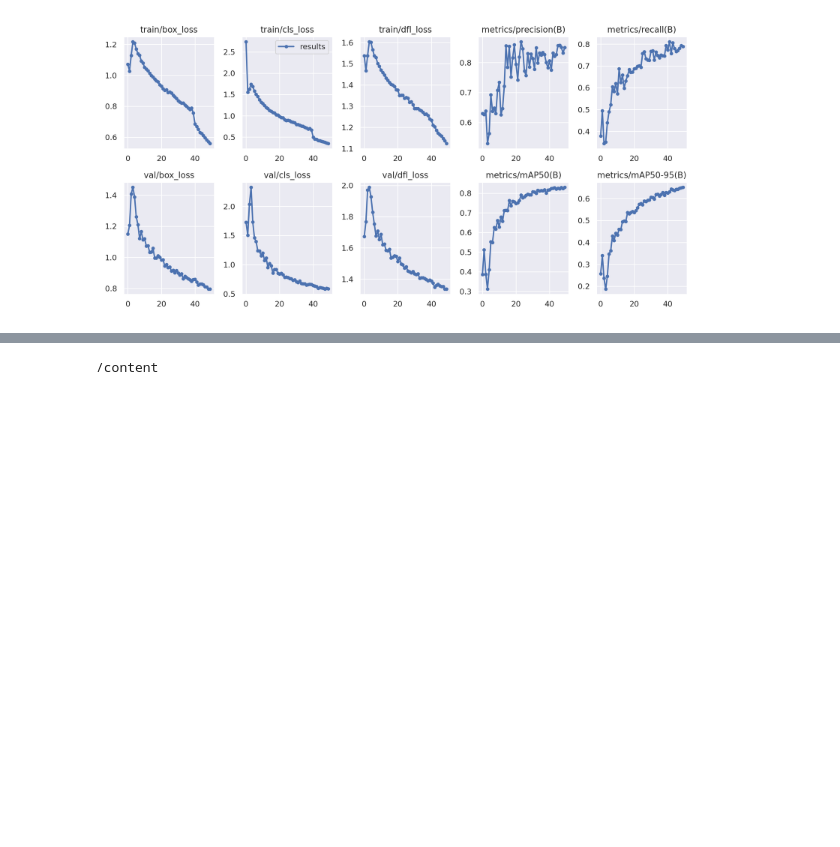
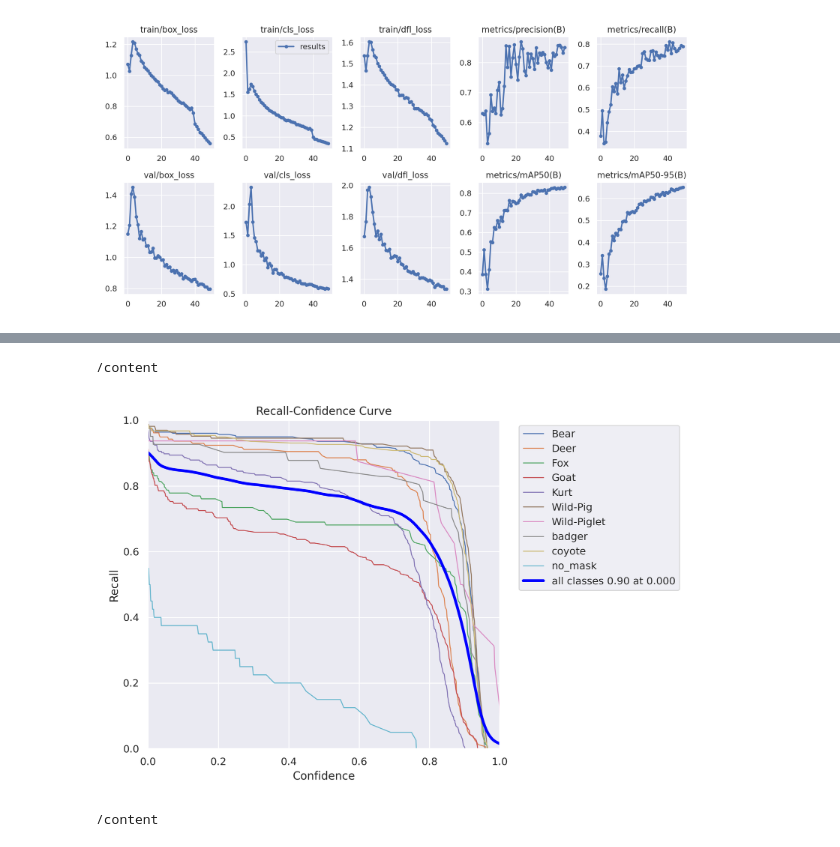
Before and after one commit to Zeynep-gul/Animal-Detection-with-YOLOv8, a Jupyter notebook: train_yolov8_version2_Epoch50.ipynb, the cells around one changed output, grey strips where cells are left out. Cells and saved outputs as stored; diff of their text form; code cells hidden in the pictures; blank space fills up the shorter version.

```diff
--- a/train_yolov8_version2_Epoch50.ipynb
+++ b/train_yolov8_version2_Epoch50.ipynb
@@ -319,3 +337,9 @@ Image(filename=f'{HOME}/runs/detect/train/results.png', width=600)
+# %%
+%cd {HOME}
+Image(filename=f'{HOME}/runs/detect/train/R_curve.png', width=600)
+# %% [output]
+/content
+[figure, added]
 # %%
 %cd {HOME}
 Image(filename=f'{HOME}/runs/detect/train/val_batch0_pred.jpg', width=600)
```
Also changed, not shown: parts of 12 cells of this notebook.
